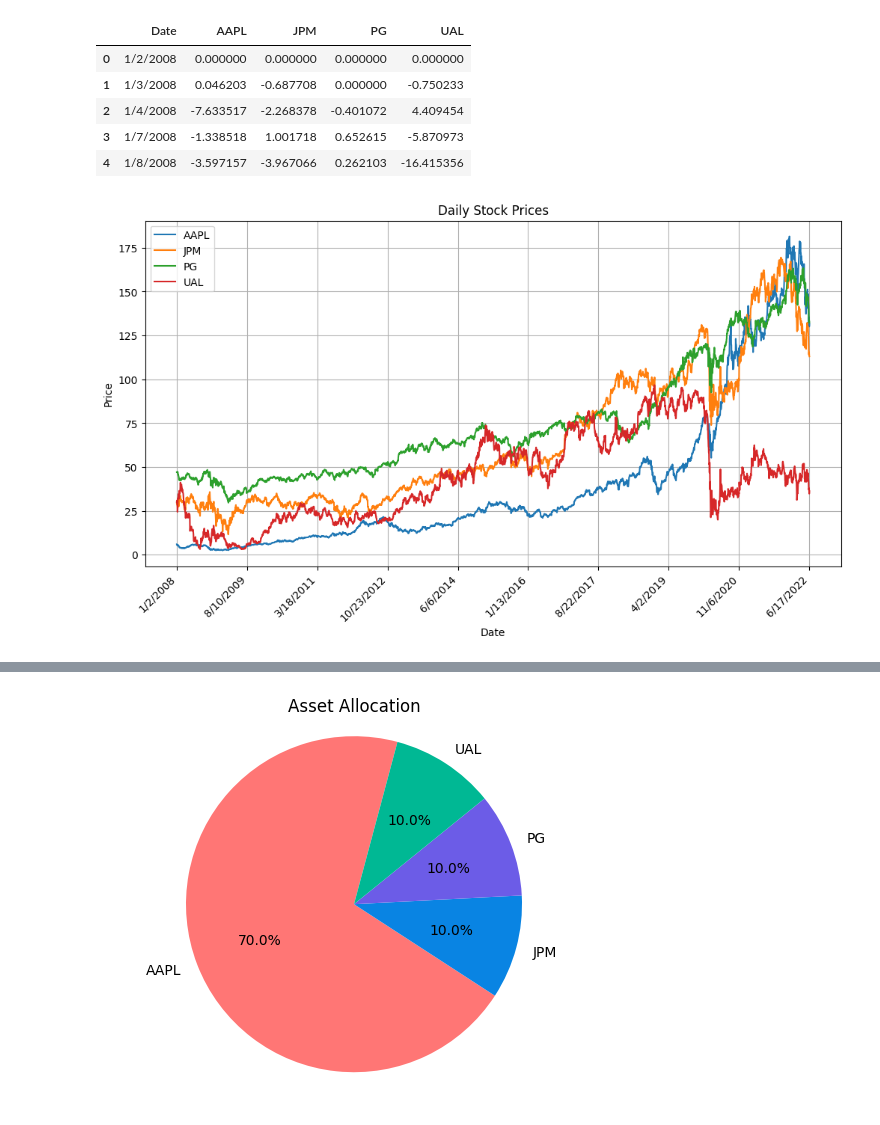
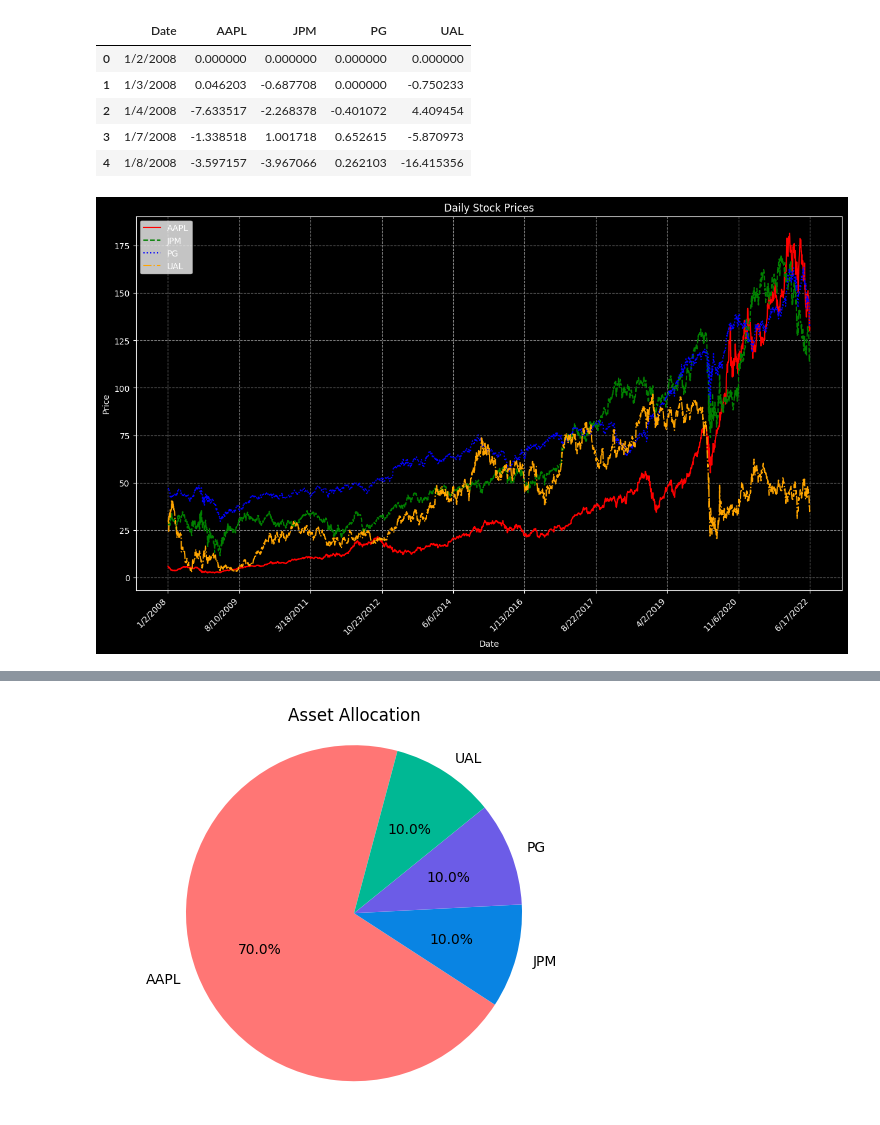
Before and after one commit to SHaken53/Data_Analysis_Projects, a Jupyter notebook: Data Visualization 2/Effective_Data_Visualization.ipynb, the cells around one changed output, grey strips where cells are left out. Drawn from its saved outputs; the diff is of its cells as text; code cells hidden in the pictures.

```diff
--- a/Data Visualization 2/Effective_Data_Visualization.ipynb
+++ b/Data Visualization 2/Effective_Data_Visualization.ipynb
@@ -794,33 +802,39 @@ stocks_returns_df.head(5)
 # %%
 # Extract the stock symbols
 stock_symbols = stocks_prices_df.columns[1:]
 
-# Set the figure size
-plt.figure(figsize=(12, 6))
+# Set the figure size and background color
+fig, ax = plt.subplots(figsize=(15, 8))
+fig.patch.set_facecolor('black')
+ax.set_facecolor('black')
+
+# Define line colors and styles
+line_colors = ['red', 'green', 'blue', 'orange']
+line_styles = ['-', '--', ':', '-.']
 
 # Plot the daily prices for each stock
-for symbol in stock_symbols:
-    plt.plot(stocks_prices_df['Date'], stocks_prices_df[symbol], label=symbol)
+for i, symbol in enumerate(stock_symbols):
+    plt.plot(stocks_prices_df['Date'], stocks_prices_df[symbol], label=symbol, color=line_colors[i], linestyle=line_styles[i])
 
 # Set the title and labels
-plt.title('Daily Stock Prices')
-plt.xlabel('Date')
-plt.ylabel('Price')
+plt.title('Daily Stock Prices', color='white')
+plt.xlabel('Date', color='white')
+plt.ylabel('Price', color='white')
 
 # Rotate and align the x-axis labels
-plt.xticks(rotation=45, ha='right')
+plt.xticks(rotation=45, ha='right', color='white')
 
 # Reduce the number of x-axis ticks
 num_ticks = 10
 plt.xticks(np.linspace(0, len(stocks_prices_df)-1, num_ticks, dtype=int))
 
 # Add gridlines
-plt.grid(True)
+plt.grid(color='gray', linestyle='dashed')
 
 # Add a legend
 plt.legend()
 
 # Display the plot
 plt.show()
 # %% [output]
-[figure, old version]
+[figure, new version]
```
Also changed, not shown: parts of 13 cells of this notebook.
